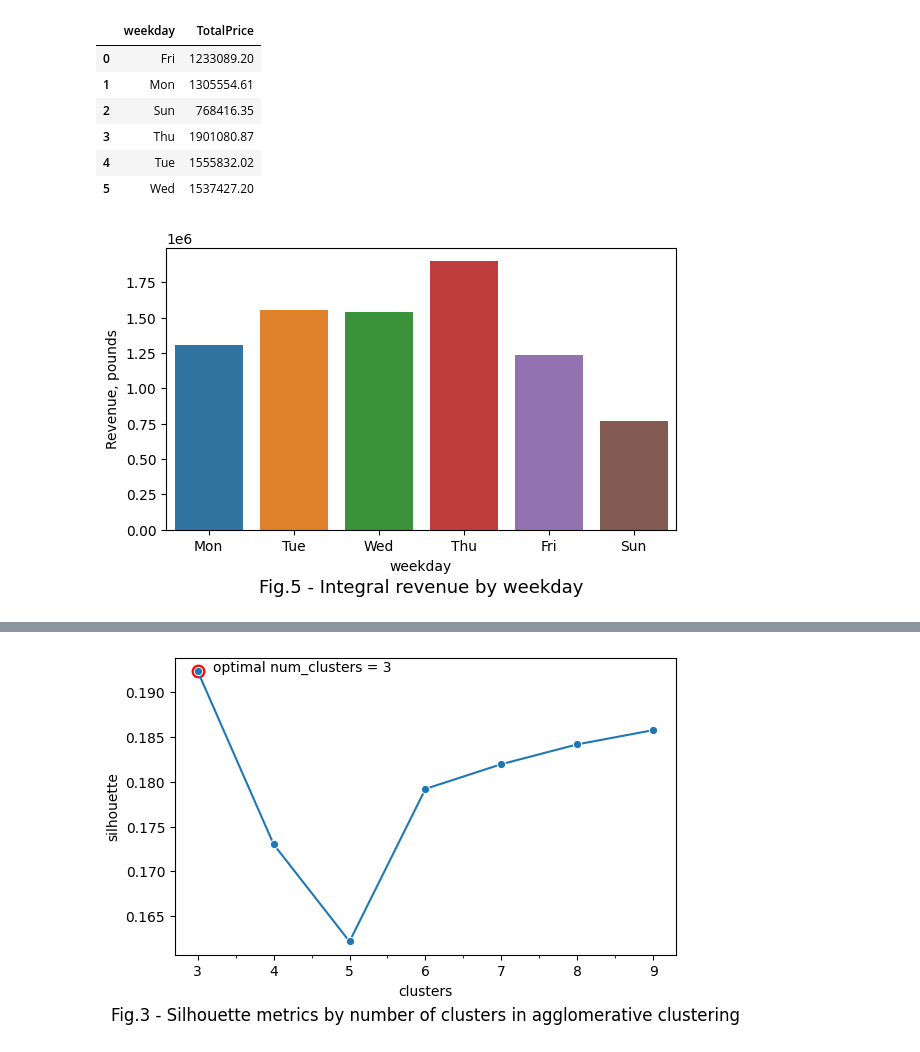
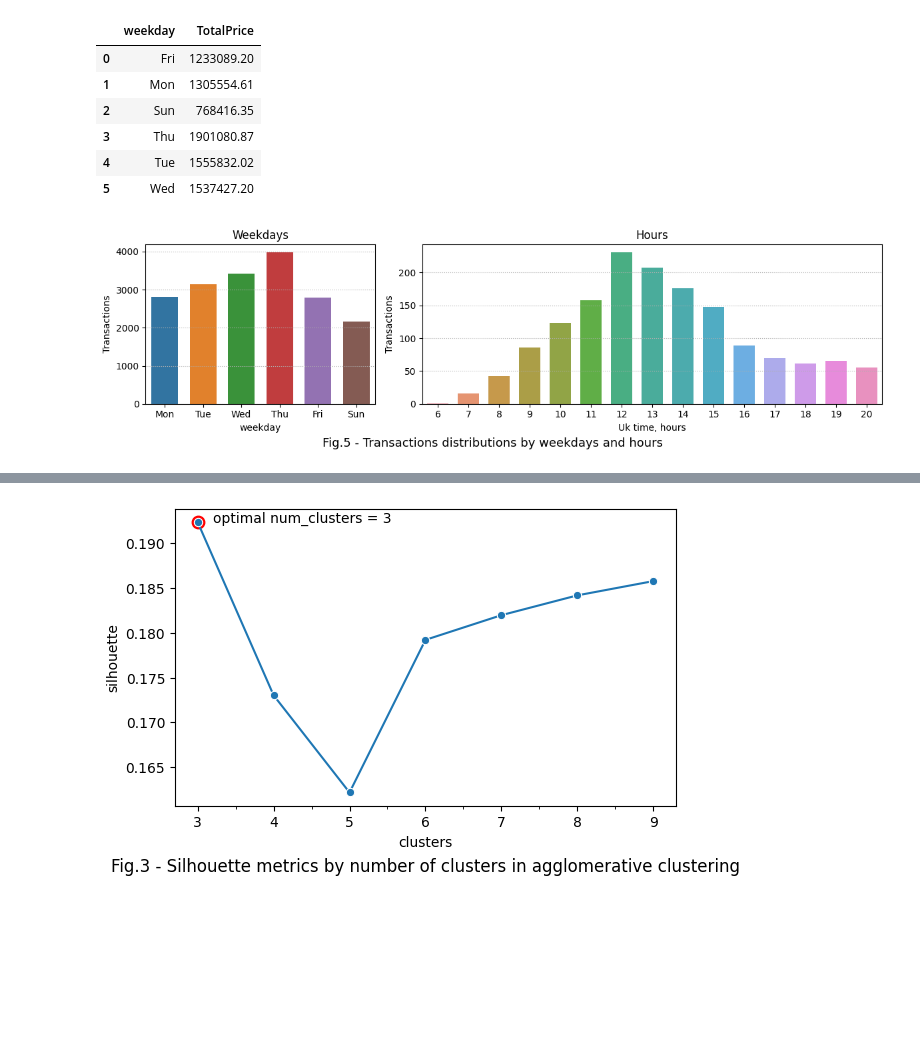
Before and after one commit to Alex1iv/web_shop_customers_segmentation, a Jupyter notebook: notebooks/webshop_segmentation.ipynb, the cells around one changed output, grey strips where cells are left out. Cells and saved outputs as stored; diff of their text form; code cells hidden in the pictures; blank space fills up the shorter version.

```diff
--- a/notebooks/webshop_segmentation.ipynb
+++ b/notebooks/webshop_segmentation.ipynb
@@ -304,6 +304,7 @@ See the caveats in the documentation: https://pandas.pydata.org/pandas-docs/stab
 #positive_value.to_csv(path_data + 'preprocessed_webshop_data.zip')
 
 data = pd.read_csv(path_data + 'preprocessed_webshop_data.zip', index_col=0)
-data.head(1)
+data['CustomerID'] = data['CustomerID'].astype(int)
+data.tail(2)
 # %% [output]
 |  | InvoiceNo | StockCode | Description | Quantity | InvoiceDate | UnitPrice | CustomerID | Country | ... |
@@ -364,4 +375,6 @@ fig.write_image(path_figures + f'fig_{plot_counter}.png')
 # %%
 # extract month feature from the 'InvoiceDate'
+data['InvoiceDate'] = pd.to_datetime(data['InvoiceDate'])
+data['date'] = data['InvoiceDate'].dt.date
 data['month'] = pd.to_datetime(data['InvoiceDate']).dt.month.astype('category')
 data['weekday'] = pd.to_datetime(data['InvoiceDate']).dt.weekday.map({0:'Mon',1:'Tue',2:'Wed', 3:'Thu',4:'Fri', 5:'Sat',6:'Sun'})
@@ -444,4 +456,7 @@ plt.savefig(os.path.join(path_figures, f'fig_{plot_counter}.png'))
 # %%
+# get hour and date
+data['UK_time'] = data['InvoiceDate'].dt.hour #.dt.tz_localize(tz='UTC')
+
 temp = data.groupby(by='weekday', as_index=False)['TotalPrice'].sum()
 temp
 # %% [output]
@@ -455,14 +470,27 @@ temp
 # %%
 plot_counter = 5
 
-temp = data.groupby(by='weekday', as_index=False)['TotalPrice'].sum()
+temp = data.groupby(by='weekday', as_index=False)['InvoiceNo'].nunique()
+temp1 = data.groupby(['date','UK_time'], as_index=False)['InvoiceNo'].count()
 
-fig = plt.figure(figsize=(6,4))
-sns.barplot(data=temp, x='weekday', y='TotalPrice', order=['Mon', 'Tue', 'Wed', 'Thu','Fri', 'Sun'])
-plt.ylabel('Revenue, pounds')
-plt.title(f'Fig.{plot_counter} - Integral revenue by weekday', y=-0.25, size=13)
-plt.tight_layout();
+temp2 = temp1.groupby(['UK_time'], as_index=False)['InvoiceNo'].mean()
+
+fig, ax = plt.subplots(1,2, figsize=(12,4), width_ratios=[1, 2])
+sns.barplot(data=temp, x='weekday', y='InvoiceNo', ax=ax[0],
+            order=['Mon', 'Tue', 'Wed', 'Thu','Fri', 'Sun'], width=0.7)
+ax[0].set_ylabel('Transactions')
+ax[0].set_title('Weekdays')
+ax[0].yaxis.grid(linestyle=':')
+
+sns.barplot(data=temp2, x='UK_time', y='InvoiceNo', ax=ax[1], width=0.7)
+ax[1].set_ylabel('Transactions')
+ax[1].set_xlabel('Uk time, hours')
+ax[1].set_title('Hours')
+ax[1].yaxis.grid(linestyle=':')
+
+fig.suptitle(f'Fig.{plot_counter} - Transactions distributions by weekdays and hours', y=0.05, size=13)
+plt.tight_layout(rect=[0, 0.03, 1, 0.95]);
 
 plt.savefig(os.path.join(path_figures, f'fig_{plot_counter}.png'))
 # %% [output]
-[figure, old version]
+[figure, new version]
```
Also changed, not shown: parts of 36 cells of this notebook, 2 other files.
